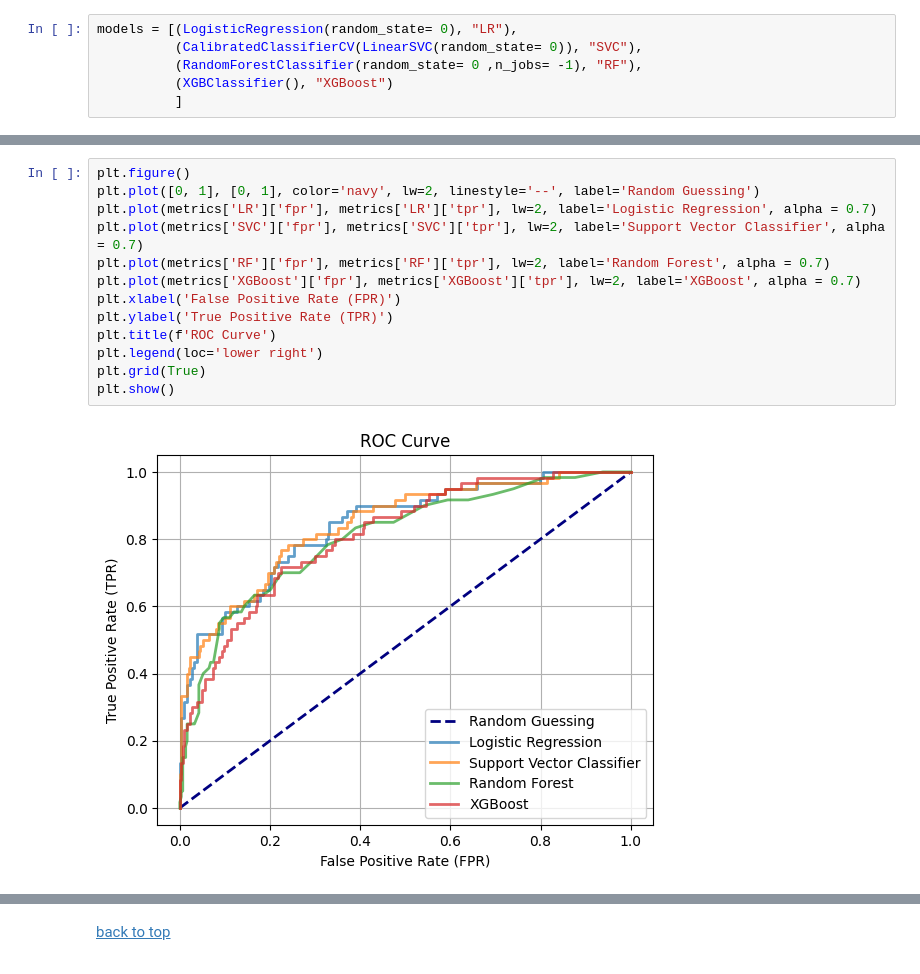
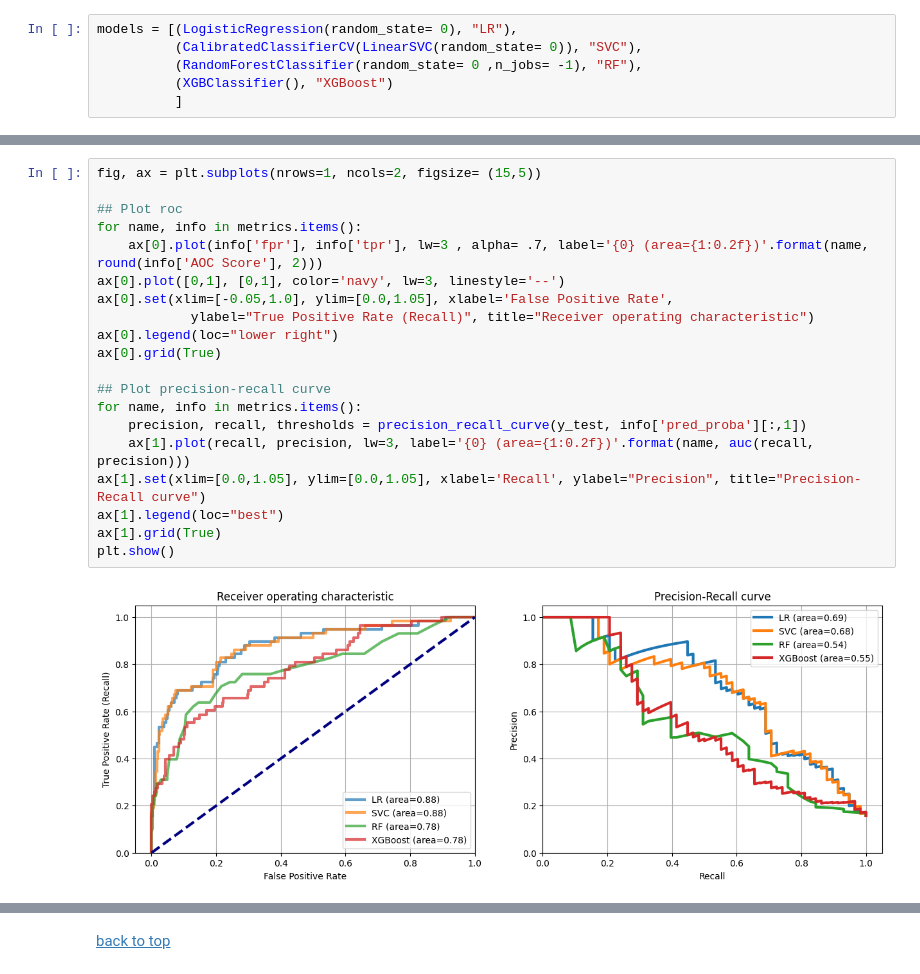
Before and after one commit to GoncaloJoseMoura/Projects, a Jupyter notebook: HR/HR_Attrition.ipynb, the cells around one changed output, grey strips where cells are left out. Cells and saved outputs as stored; diff of their text form.

```diff
--- a/HR/HR_Attrition.ipynb
+++ b/HR/HR_Attrition.ipynb
@@ -504,16 +522,23 @@ Computing metrics ...
-# %%
-plt.figure()
-plt.plot([0, 1], [0, 1], color='navy', lw=2, linestyle='--', label='Random Guessing')
-plt.plot(metrics['LR']['fpr'], metrics['LR']['tpr'], lw=2, label='Logistic Regression', alpha = 0.7)
-plt.plot(metrics['SVC']['fpr'], metrics['SVC']['tpr'], lw=2, label='Support Vector Classifier', alpha = 0.7)
-plt.plot(metrics['RF']['fpr'], metrics['RF']['tpr'], lw=2, label='Random Forest', alpha = 0.7)
-plt.plot(metrics['XGBoost']['fpr'], metrics['XGBoost']['tpr'], lw=2, label='XGBoost', alpha = 0.7)
-plt.xlabel('False Positive Rate (FPR)')
-plt.ylabel('True Positive Rate (TPR)')
-plt.title(f'ROC Curve')
-plt.legend(loc='lower right')
-plt.grid(True)
-plt.show()
-# %% [output]
-[figure, removed]
+# %%
+fig, ax = plt.subplots(nrows=1, ncols=2, figsize= (15,5))
+
+## Plot roc
+for name, info in metrics.items():
+    ax[0].plot(info['fpr'], info['tpr'], lw=3 , alpha= .7, label='{0} (area={1:0.2f})'.format(name, round(info['AOC Score'], 2)))
+ax[0].plot([0,1], [0,1], color='navy', lw=3, linestyle='--')
+ax[0].set(xlim=[-0.05,1.0], ylim=[0.0,1.05], xlabel='False Positive Rate',
+            ylabel="True Positive Rate (Recall)", title="Receiver operating characteristic")
+ax[0].legend(loc="lower right")
+ax[0].grid(True)
+
+## Plot precision-recall curve
+for name, info in metrics.items():
+    precision, recall, thresholds = precision_recall_curve(y_test, info['pred_proba'][:,1])
+    ax[1].plot(recall, precision, lw=3, label='{0} (area={1:0.2f})'.format(name, auc(recall, precision)))
+ax[1].set(xlim=[0.0,1.05], ylim=[0.0,1.05], xlabel='Recall', ylabel="Precision", title="Precision-Recall curve")
+ax[1].legend(loc="best")
+ax[1].grid(True)
+plt.show()
+# %% [output]
+[figure, added]
 # %%
```
Also changed, not shown: parts of 14 cells of this notebook, 9 other files.
